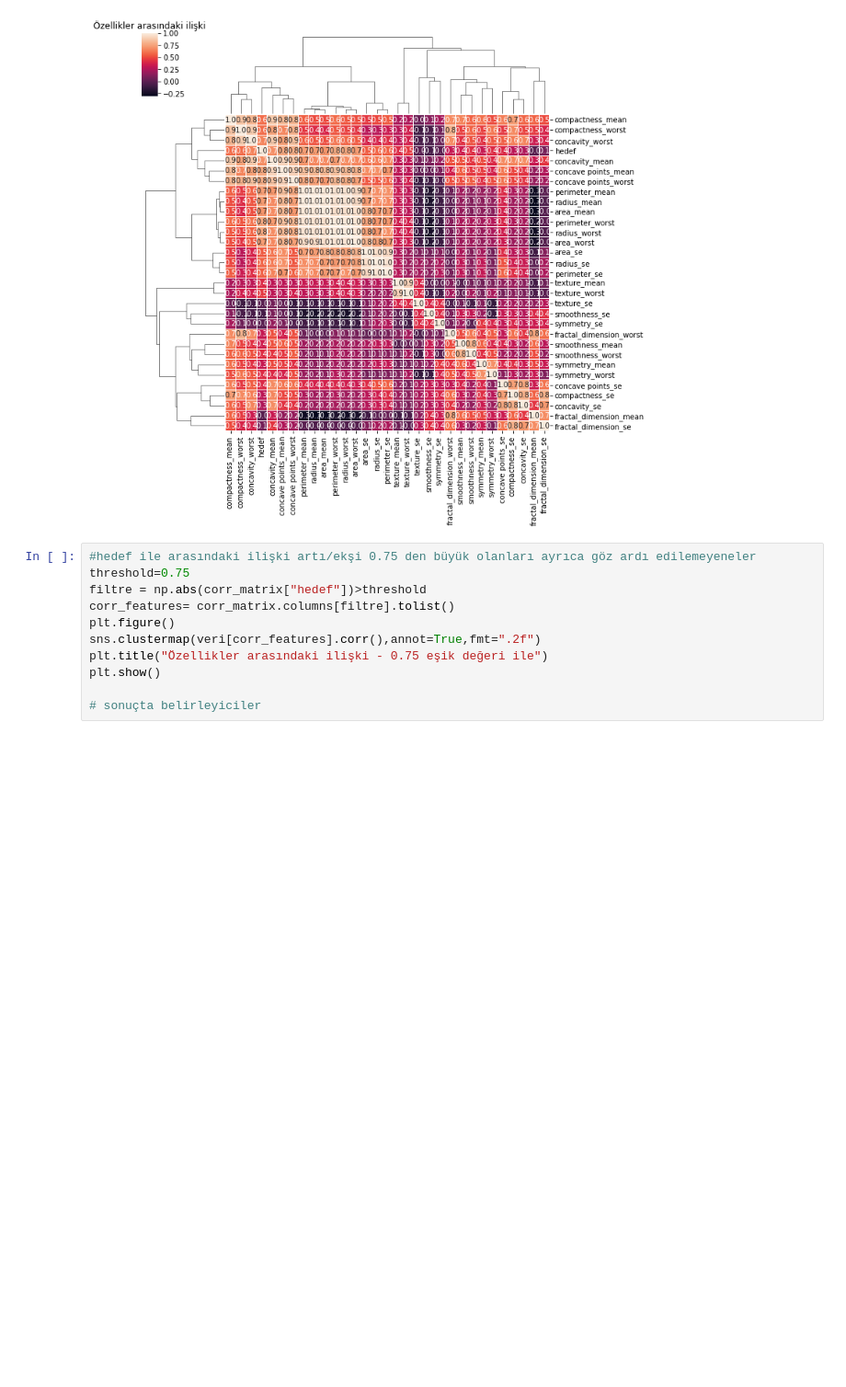
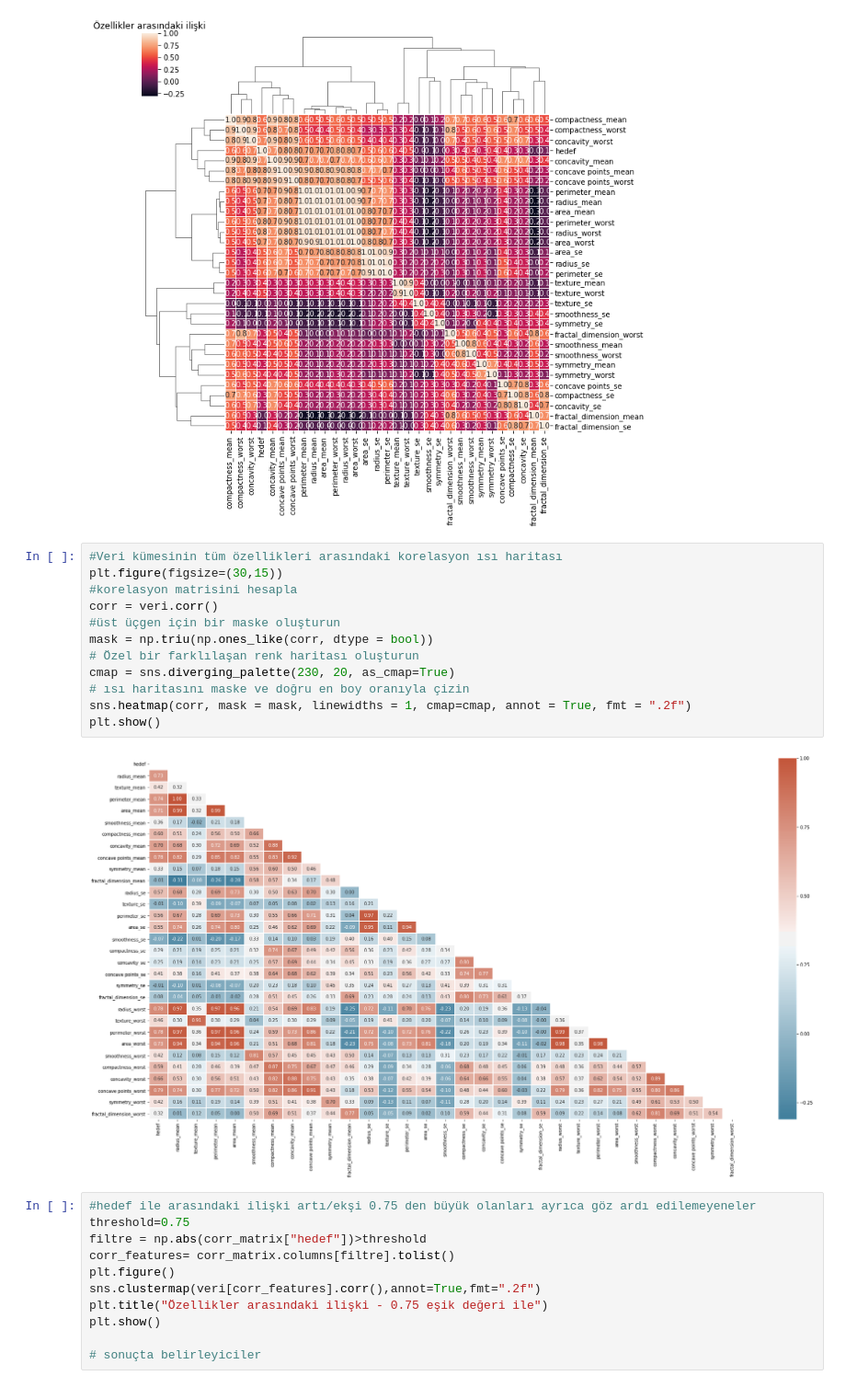
Before and after one commit to aysebayrak/BtkAkademi_verimaratonu, a Jupyter notebook: Göğüs Kanseri Sınıflandırma.ipynb, the cells around one changed output. Shown at 92% size. Cells and saved outputs as stored; diff of their text form; blank space fills up the shorter version.

```diff
--- a/Göğüs Kanseri Sınıflandırma.ipynb
+++ b/Göğüs Kanseri Sınıflandırma.ipynb
@@ -105,6 +108,20 @@ plt.show()
 # %% [output]
 <Figure size 864x576 with 0 Axes>
 [figure]
+# %%
+#Veri kümesinin tüm özellikleri arasındaki korelasyon ısı haritası
+plt.figure(figsize=(30,15))
+#korelasyon matrisini hesapla
+corr = veri.corr()
+#üst üçgen için bir maske oluşturun
+mask = np.triu(np.ones_like(corr, dtype = bool))
+# Özel bir farklılaşan renk haritası oluşturun
+cmap = sns.diverging_palette(230, 20, as_cmap=True)
+# ısı haritasını maske ve doğru en boy oranıyla çizin
+sns.heatmap(corr, mask = mask, linewidths = 1, cmap=cmap, annot = True, fmt = ".2f")
+plt.show()
+# %% [output]
+[figure, added]
 # %%
 #hedef ile arasındaki ilişki artı/ekşi 0.75 den büyük olanları ayrıca göz ardı edilemeyeneler
 threshold=0.75
```
Also changed, not shown: parts of 5 cells of this notebook.
